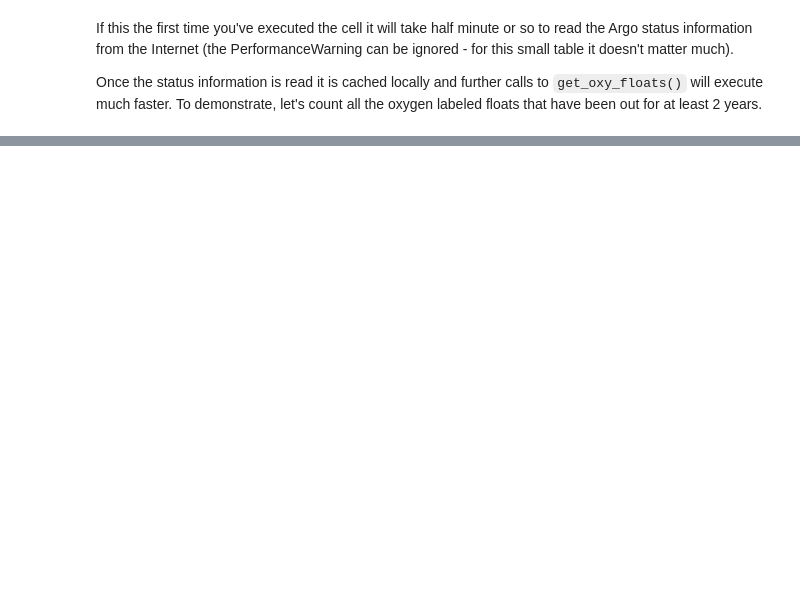
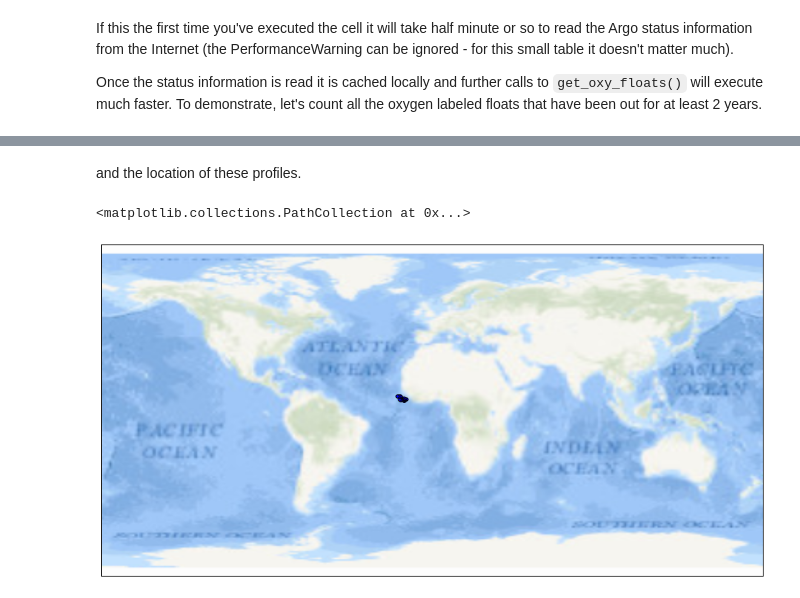
Before and after one commit to biofloat/biofloat, a Jupyter notebook: notebooks/build_oxyfloat_cache.ipynb, the cells around one changed output, grey strips where cells are left out. Drawn from its saved outputs; the diff is of its cells as text; code cells hidden in the pictures; blank space fills up the shorter version.

```diff
--- a/notebooks/build_oxyfloat_cache.ipynb
+++ b/notebooks/build_oxyfloat_cache.ipynb
@@ -83,0 +117,11 @@ ds
+# %% [markdown]
+and the location of these profiles.
+# %%
+from mpl_toolkits.basemap import Basemap
+
+m = Basemap(projection='cyl')
+m.arcgisimage(server='http://services.arcgisonline.com/ArcGIS', service='Ocean_Basemap')
+m.scatter(df['LONGITUDE'].unique(), df['LATITUDE'].unique())
+# %% [output]
+<matplotlib.collections.PathCollection at 0x...>
+[figure, added]
```
Also changed, not shown: parts of 17 cells of this notebook, 1 other file.
